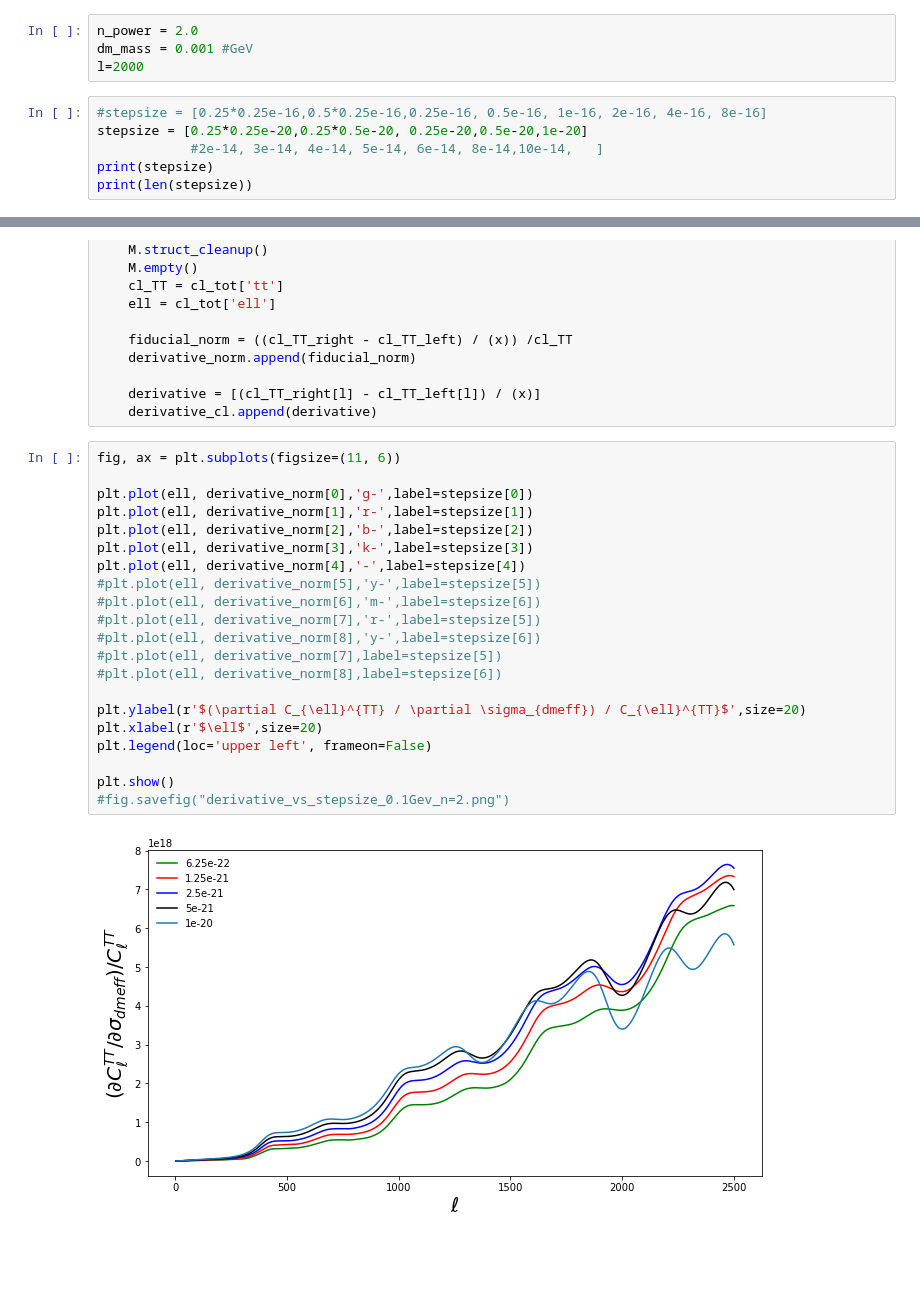
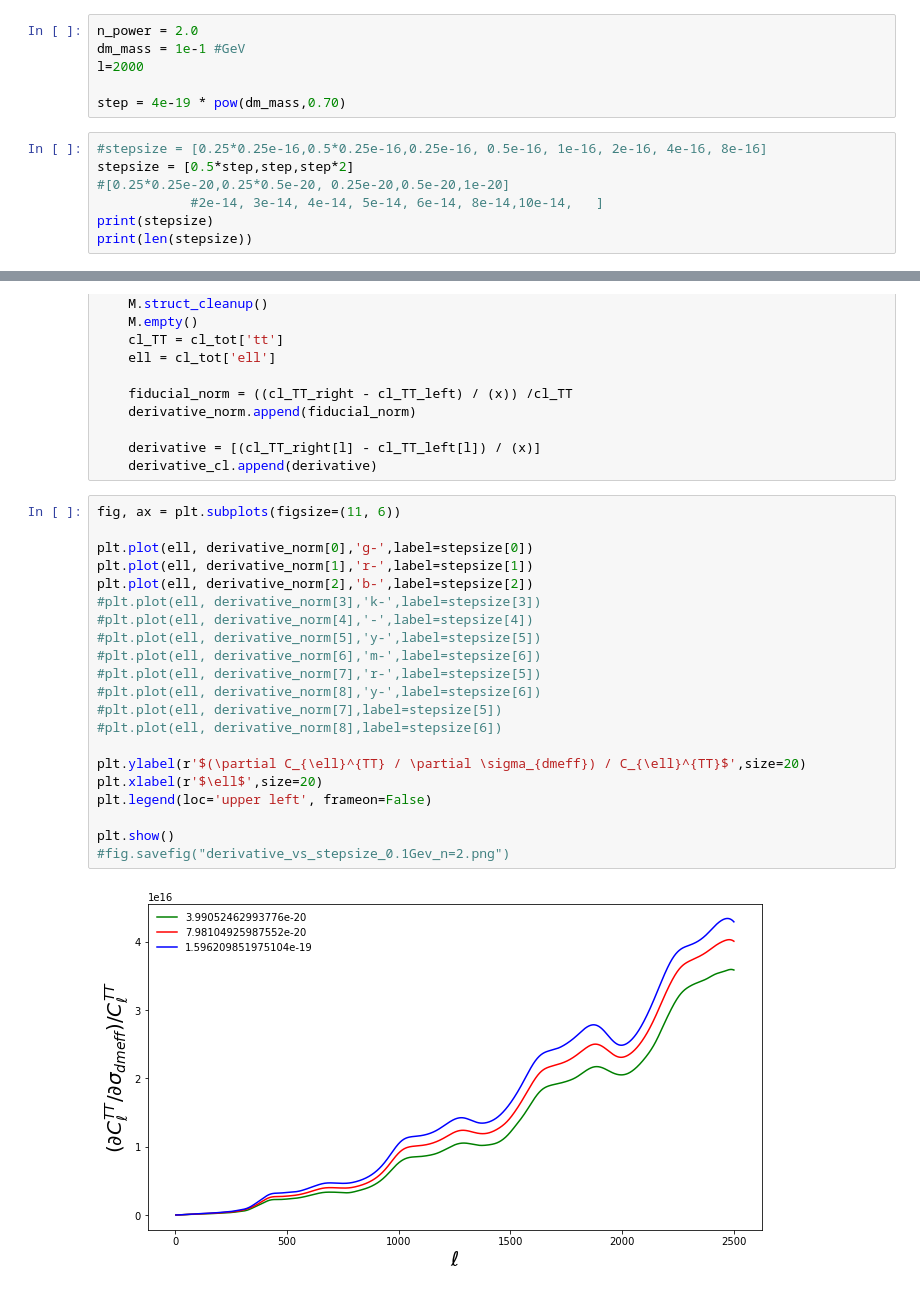
Before and after one commit to iej2106/cosmo_class, a Jupyter notebook: convergence_check_n=2.ipynb, the cells around one changed output, grey strips where cells are left out. Cells and saved outputs as stored; diff of their text form; blank space fills up the shorter version.

```diff
--- a/convergence_check_n=2.ipynb
+++ b/convergence_check_n=2.ipynb
@@ -10,11 +10,14 @@ from numpy.linalg import inv
 from IPython.display import Image
 # %%
 n_power = 2.0
-dm_mass = 0.001 #GeV
+dm_mass = 1e-1 #GeV
 l=2000
+
+step = 4e-19 * pow(dm_mass,0.70)
 # %%
 #stepsize = [0.25*0.25e-16,0.5*0.25e-16,0.25e-16, 0.5e-16, 1e-16, 2e-16, 4e-16, 8e-16]
-stepsize = [0.25*0.25e-20,0.25*0.5e-20, 0.25e-20,0.5e-20,1e-20]
+stepsize = [0.5*step,step,step*2]
+#[0.25*0.25e-20,0.25*0.5e-20, 0.25e-20,0.5e-20,1e-20]
             #2e-14, 3e-14, 4e-14, 5e-14, 6e-14, 8e-14,10e-14,   ]
 print(stepsize)
 print(len(stepsize))
@@ -94,26 +97,26 @@ for x in stepsize:
 # %%
 fig, ax = plt.subplots(figsize=(11, 6))
 
 plt.plot(ell, derivative_norm[0],'g-',label=stepsize[0])
 plt.plot(ell, derivative_norm[1],'r-',label=stepsize[1])
 plt.plot(ell, derivative_norm[2],'b-',label=stepsize[2])
-plt.plot(ell, derivative_norm[3],'k-',label=stepsize[3])
-plt.plot(ell, derivative_norm[4],'-',label=stepsize[4])
+#plt.plot(ell, derivative_norm[3],'k-',label=stepsize[3])
+#plt.plot(ell, derivative_norm[4],'-',label=stepsize[4])
 #plt.plot(ell, derivative_norm[5],'y-',label=stepsize[5])
 #plt.plot(ell, derivative_norm[6],'m-',label=stepsize[6])
 #plt.plot(ell, derivative_norm[7],'r-',label=stepsize[5])
 #plt.plot(ell, derivative_norm[8],'y-',label=stepsize[6])
 #plt.plot(ell, derivative_norm[7],label=stepsize[5])
 #plt.plot(ell, derivative_norm[8],label=stepsize[6])
 
 plt.ylabel(r'$(\partial C_{\ell}^{TT} / \partial \sigma_{dmeff}) / C_{\ell}^{TT}$',size=20)
 plt.xlabel(r'$\ell$',size=20)
 plt.legend(loc='upper left', frameon=False)
 
 plt.show()
 #fig.savefig("derivative_vs_stepsize_0.1Gev_n=2.png")
 # %% [output]
-[figure, old version]
+[figure, new version]
 # %%
 plt.plot(stepsize, derivative_cl,'go-',)
 plt.ylabel("$(\Delta C_{l=930}^{tt})/ \Delta \tau_{reio}$")
```
Also changed, not shown: parts of 4 cells of this notebook, 2 other files.
